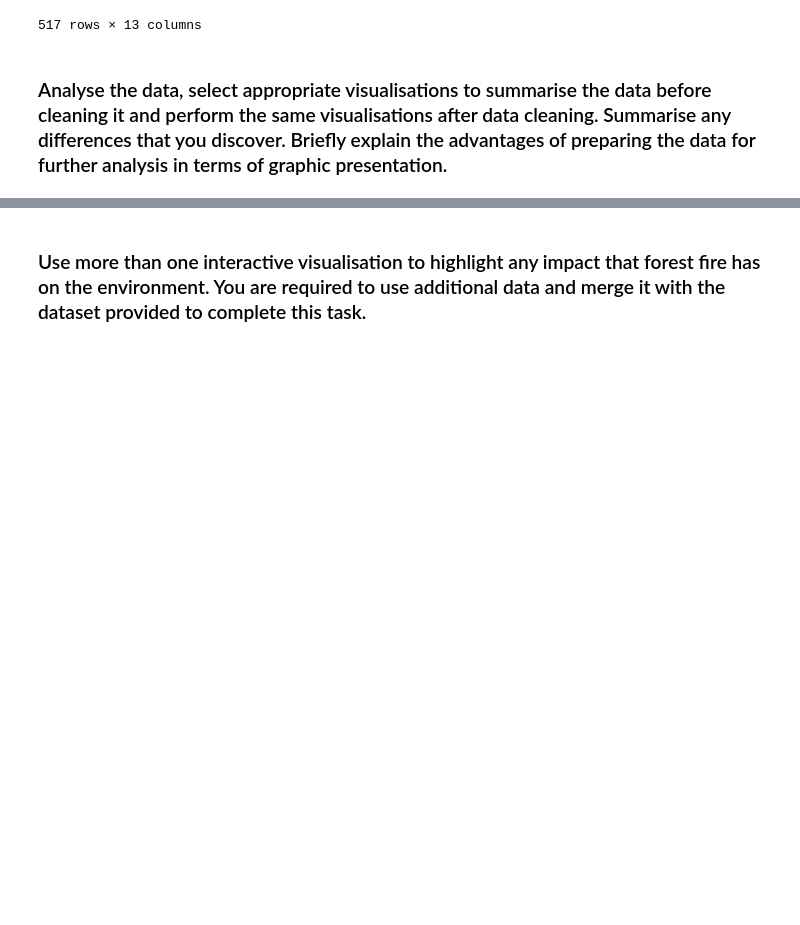
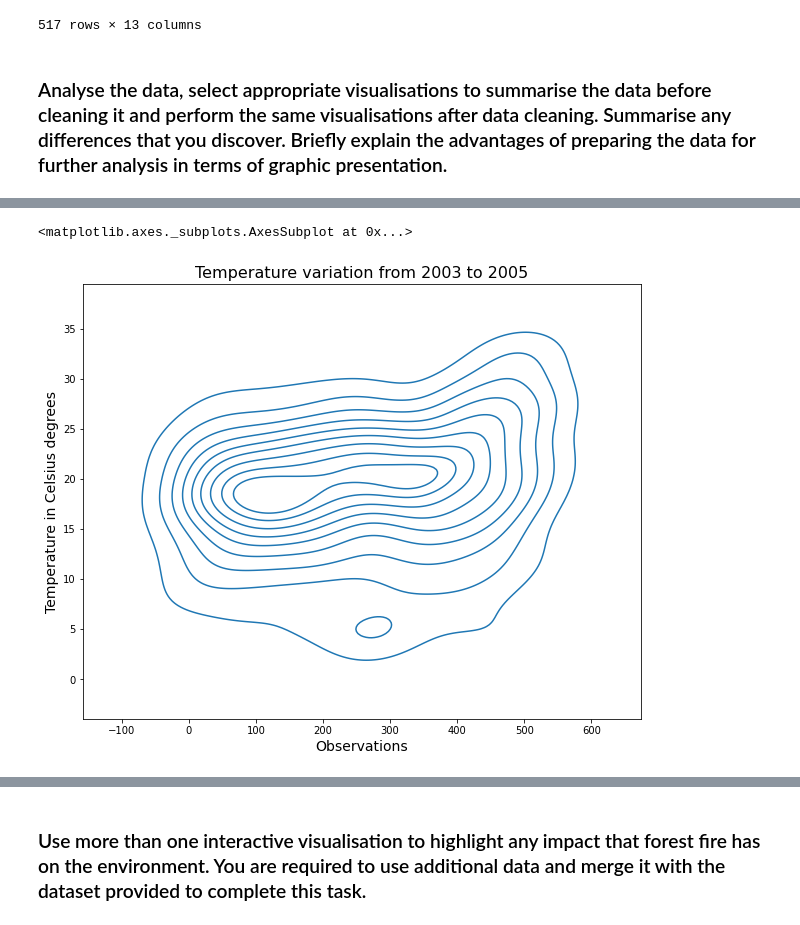
Before and after one commit to raulFuzita/cct_data_visualisation_communication, a Jupyter notebook: raul_fuzita_AI_DV_DP_ICA.ipynb, the cells around one changed output, grey strips where cells are left out. Drawn from its saved outputs; the diff is of its cells as text; code cells hidden in the pictures; blank space fills up the shorter version.

```diff
--- a/raul_fuzita_AI_DV_DP_ICA.ipynb
+++ b/raul_fuzita_AI_DV_DP_ICA.ipynb
@@ -110,0 +108,10 @@ df.iloc[:,4:13]
+# %%
+#@markdown 👈 Please, run this cell to plot univariate or bivariate distributions using kernel density estimation.
+plt.figure(figsize=(10,8))
+plt.xlabel('Observations', fontsize=14)
+plt.ylabel('Temperature in Celsius degrees', fontsize=14)
+plt.title('Temperature variation from 2003 to 2005', fontsize=16)
+sns.kdeplot(x=df['temp'].index, y=df['temp'])
+# %% [output]
+<matplotlib.axes._subplots.AxesSubplot at 0x...>
+[figure, added]
```
Also changed, not shown: parts of 51 cells of this notebook.
